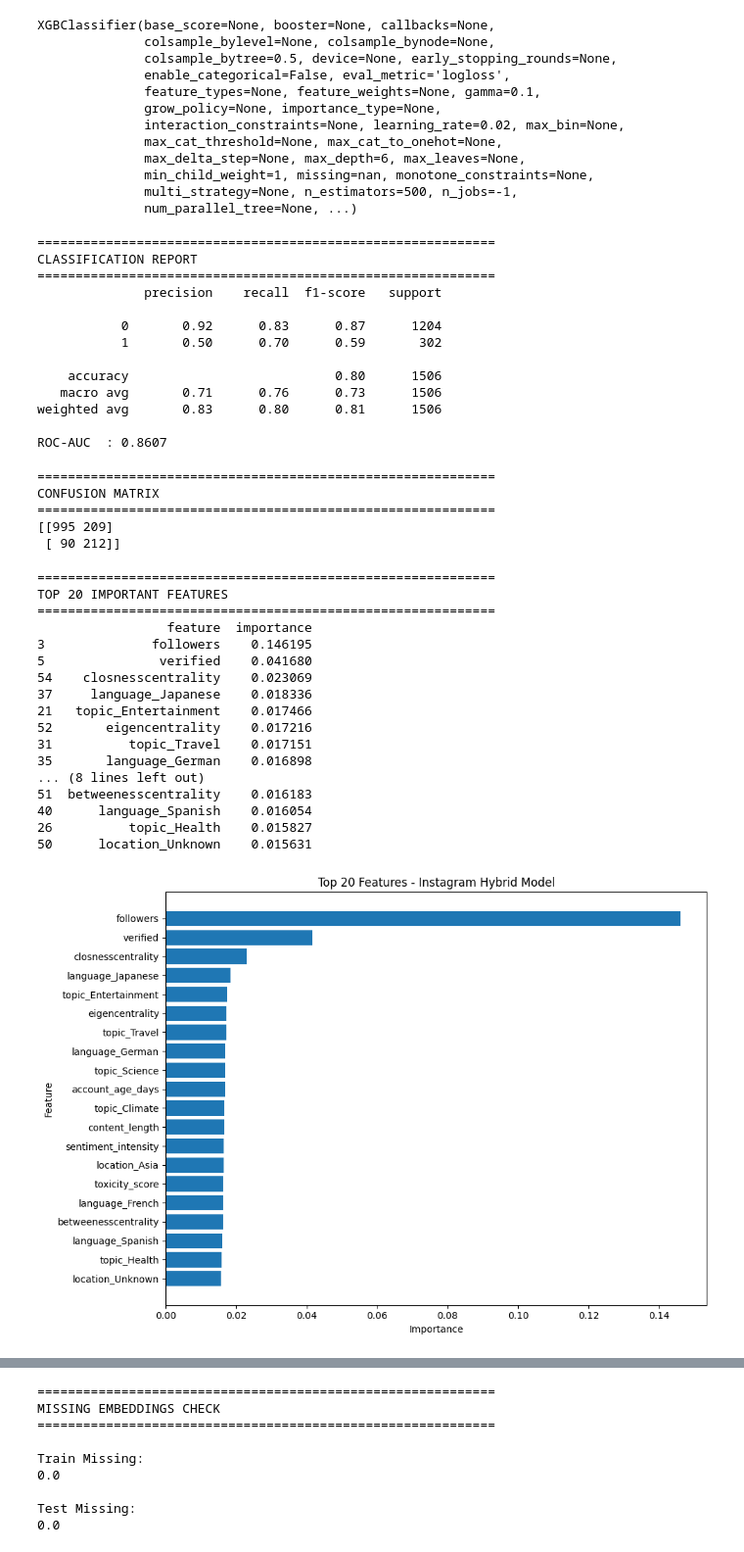
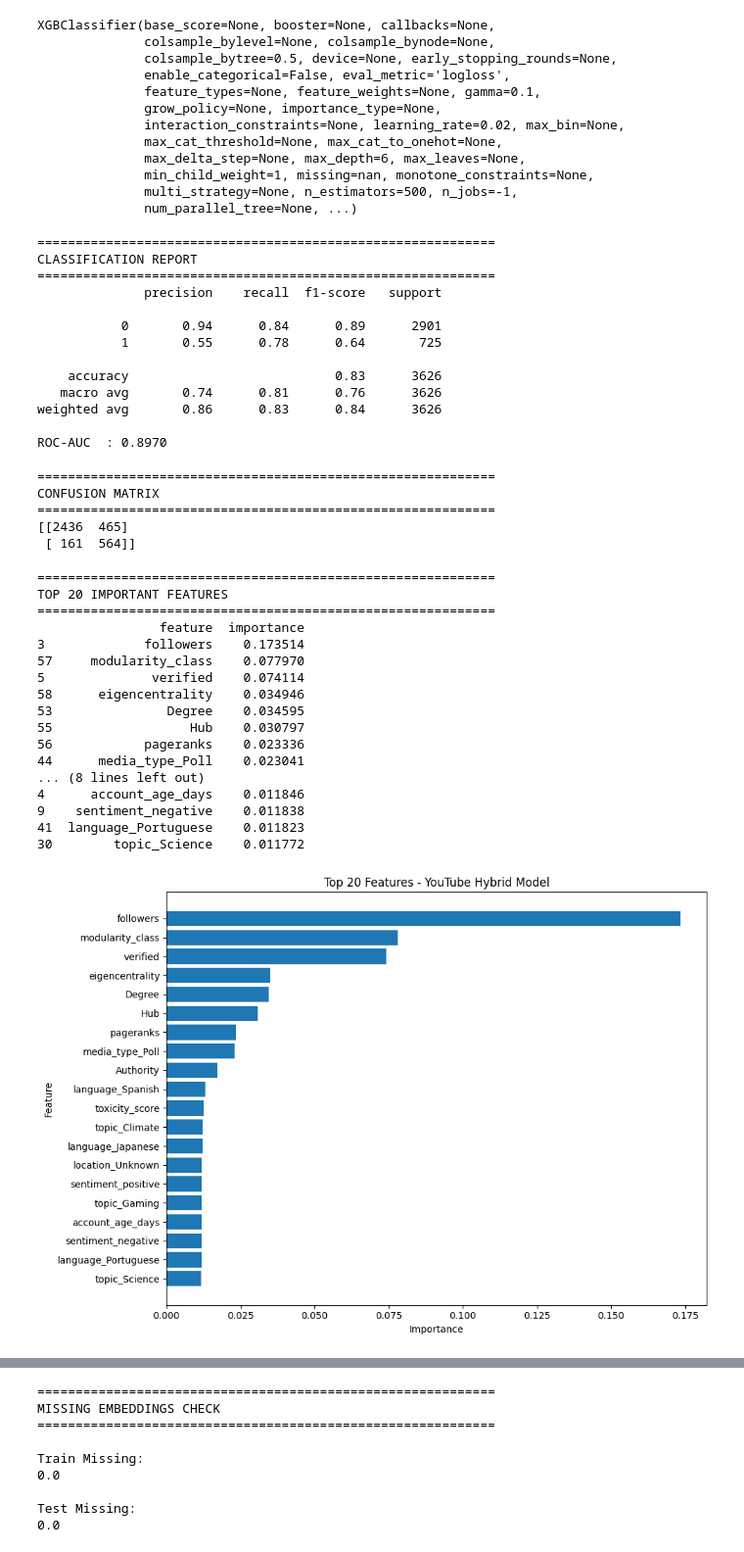
Before and after one commit to ThienY173/FDSE_2026_A_comparative_study_across_six_platforms, a Jupyter notebook: Network_graph/Youtube/youtube_graph.ipynb, the cells around one changed output, grey strips where cells are left out. Shown at 98% size. Cells and saved outputs as stored; diff of their text form; code cells hidden in the pictures.

```diff
--- a/Network_graph/Youtube/youtube_graph.ipynb
+++ b/Network_graph/Youtube/youtube_graph.ipynb
@@ -296,15 +288,15 @@ metadata_df = pd.get_dummies(
     drop_first=True
 )
 # %%
-# LOAD FACEBOOK TRAIN / TEST
+# LOAD YOUTUBE TRAIN / TEST
 # =====================================================
 
 train_df = pd.read_csv(
-    "../../data_preprocess/processed_data/ml_data/facebook_train.csv"
+    "../../data_preprocess/processed_data/ml_data/youtube_train.csv"
 )
 
 test_df = pd.read_csv(
-    "../../data_preprocess/processed_data/ml_data/facebook_test.csv"
+    "../../data_preprocess/processed_data/ml_data/youtube_test.csv"
 )
 
 print("=" * 60)
@@ -450,11 +443,11 @@ from sklearn.metrics import (
 # =====================================================
 
 train_df = pd.read_csv(
-    "facebook_hybrid_train.csv"
+    "youtube_hybrid_train.csv"
 )
 
 test_df = pd.read_csv(
-    "facebook_hybrid_test.csv"
+    "youtube_hybrid_test.csv"
 )
 
 print("=" * 60)
@@ -614,14 +607,14 @@ CLASSIFICATION REPORT
 ============================================================
               precision    recall  f1-score   support
 
-           0       0.92      0.83      0.87      1204
-           1       0.50      0.70      0.59       302
+           0       0.94      0.84      0.89      2901
+           1       0.55      0.78      0.64       725
 
-    accuracy                           0.80      1506
-   macro avg       0.71      0.76      0.73      1506
-weighted avg       0.83      0.80      0.81      1506
+    accuracy                           0.83      3626
+   macro avg       0.74      0.81      0.76      3626
+weighted avg       0.86      0.83      0.84      3626
 
-ROC-AUC  : 0.8607
+ROC-AUC  : 0.8970
 # %%
 # CONFUSION MATRIX
 # =====================================================
@@ -640,8 +633,8 @@ print(cm)
 ============================================================
 CONFUSION MATRIX
 ============================================================
-[[995 209]
- [ 90 212]]
+[[2436  465]
+ [ 161  564]]
 # %%
 # FEATURE IMPORTANCE
 # =====================================================
@@ -669,46 +662,46 @@ print(
 ============================================================
 TOP 20 IMPORTANT FEATURES
 ============================================================
-                 feature  importance
-3              followers    0.146195
-5               verified    0.041680
-54    closnesscentrality    0.023069
-37     language_Japanese    0.018336
-21   topic_Entertainment    0.017466
-52       eigencentrality    0.017216
-31          topic_Travel    0.017151
-35       language_German    0.016898
+                feature  importance
+3             followers    0.173514
+57     modularity_class    0.077970
+5              verified    0.074114
+58      eigencentrality    0.034946
+53               Degree    0.034595
+55                  Hub    0.030797
+56            pageranks    0.023336
+44      media_type_Poll    0.023041
 ... (8 lines left out)
-51  betweenesscentrality    0.016183
-40      language_Spanish    0.016054
-26          topic_Health    0.015827
-50      location_Unknown    0.015631
+4      account_age_days    0.011846
+9    sentiment_negative    0.011838
+41  language_Portuguese    0.011823
+30        topic_Science    0.011772
 # %%
 # PLOT TOP FEATURES
 # =====================================================
 import matplotlib.pyplot as plt
 
 top_n = 20
 
 plot_df = importance_df.head(top_n)
 
 plt.figure(figsize=(10, 7))
 
 plt.barh(
     plot_df["feature"][::-1],
     plot_df["importance"][::-1]
 )
 
 plt.xlabel("Importance")
 plt.ylabel("Feature")
 
 plt.title(
-    "Top 20 Features - Instagram Hybrid Model"
+    "Top 20 Features - YouTube Hybrid Model"
 )
 
 plt.tight_layout()
 
 plt.show()
 # %% [output]
-[figure, old version]
+[figure, new version]
 # %% [markdown]
```
Also changed, not shown: parts of 33 cells of this notebook, 6 other files.
